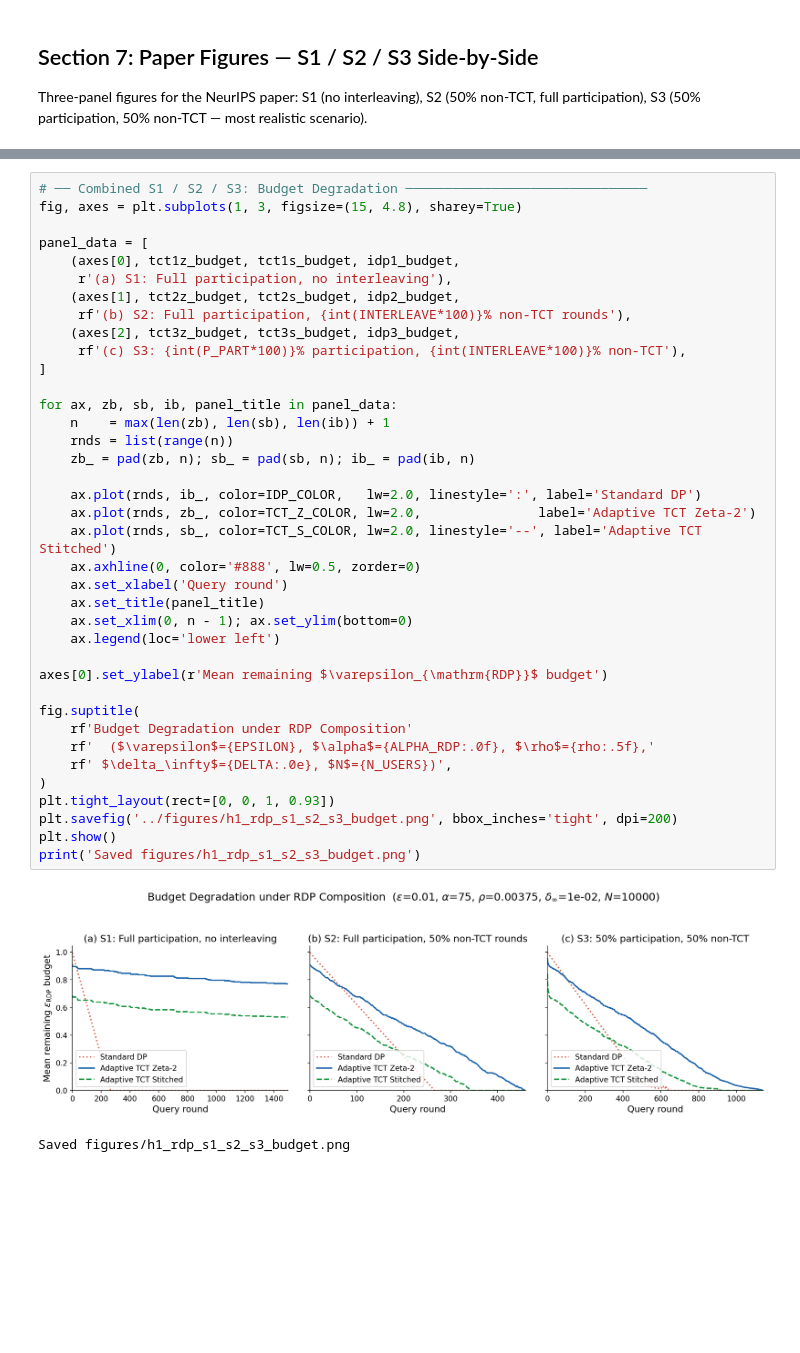
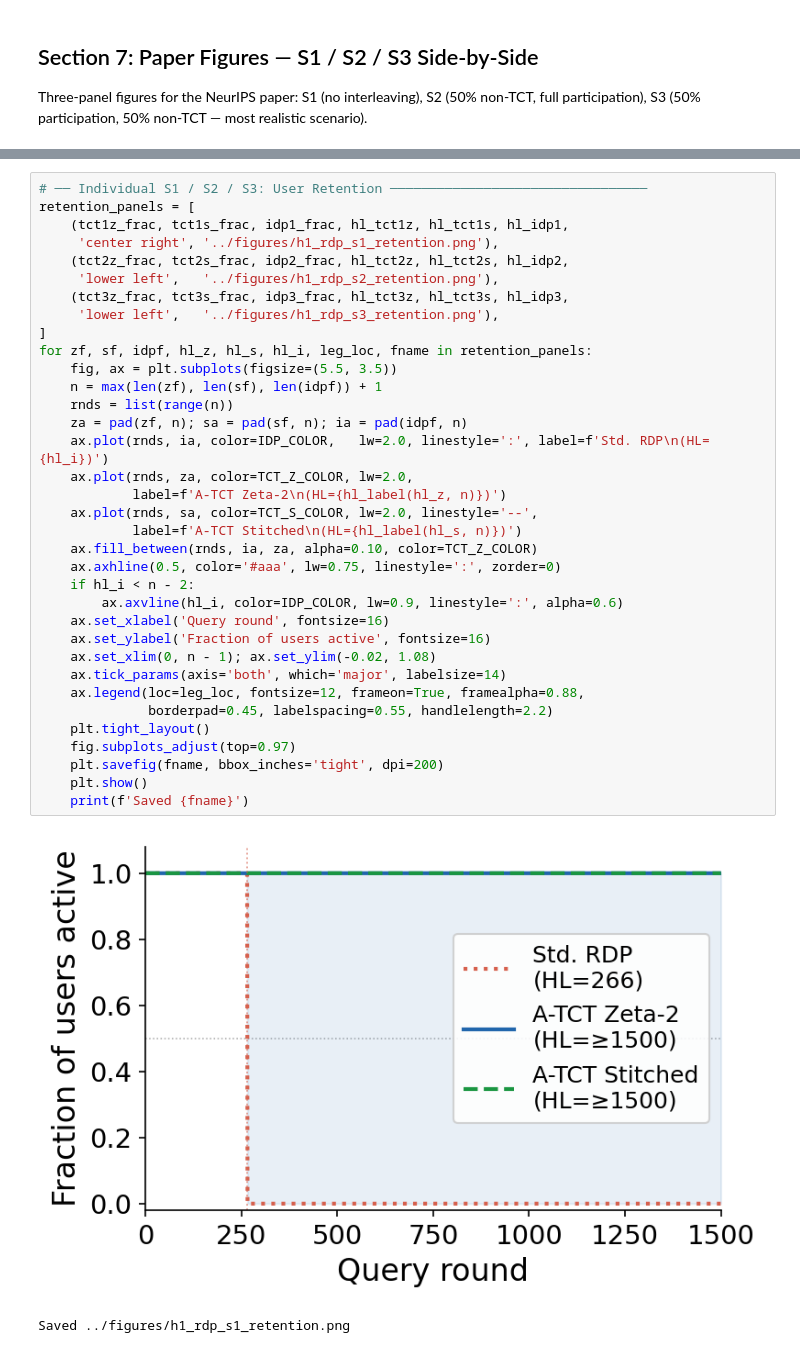
Before and after one commit to arcaulfield/adaptive-act, a Jupyter notebook: notebooks/11_h1_rdp.ipynb, the cells around one changed output, grey strips where cells are left out. Drawn from its saved outputs; the diff is of its cells as text; blank space fills up the shorter version.

```diff
--- a/notebooks/11_h1_rdp.ipynb
+++ b/notebooks/11_h1_rdp.ipynb
@@ -590,42 +592,39 @@ print('Saved figures/h1_rdp_s1_s2_s3_budget.png')
 Saved figures/h1_rdp_s1_s2_s3_budget.png
-# %%
-# ── Combined S1 / S2 / S3: Budget Degradation ───────────────────────────────
-fig, axes = plt.subplots(1, 3, figsize=(15, 4.8), sharey=True)
-
-panel_data = [
-    (axes[0], tct1z_budget, tct1s_budget, idp1_budget,
-     r'(a) S1: Full participation, no interleaving'),
-    (axes[1], tct2z_budget, tct2s_budget, idp2_budget,
-     rf'(b) S2: Full participation, {int(INTERLEAVE*100)}% non-TCT rounds'),
-    (axes[2], tct3z_budget, tct3s_budget, idp3_budget,
-     rf'(c) S3: {int(P_PART*100)}% participation, {int(INTERLEAVE*100)}% non-TCT'),
-]
-
-for ax, zb, sb, ib, panel_title in panel_data:
-    n    = max(len(zb), len(sb), len(ib)) + 1
-    rnds = list(range(n))
-    zb_ = pad(zb, n); sb_ = pad(sb, n); ib_ = pad(ib, n)
-
-    ax.plot(rnds, ib_, color=IDP_COLOR,   lw=2.0, linestyle=':', label='Standard DP')
-    ax.plot(rnds, zb_, color=TCT_Z_COLOR, lw=2.0,               label='Adaptive TCT Zeta-2')
-    ax.plot(rnds, sb_, color=TCT_S_COLOR, lw=2.0, linestyle='--', label='Adaptive TCT Stitched')
-    ax.axhline(0, color='#888', lw=0.5, zorder=0)
-    ax.set_xlabel('Query round')
-    ax.set_title(panel_title)
-    ax.set_xlim(0, n - 1); ax.set_ylim(bottom=0)
-    ax.legend(loc='lower left')
-
-axes[0].set_ylabel(r'Mean remaining $\varepsilon_{\mathrm{RDP}}$ budget')
-
-fig.suptitle(
-    rf'Budget Degradation under RDP Composition'
-    rf'  ($\varepsilon$={EPSILON}, $\alpha$={ALPHA_RDP:.0f}, $\rho$={rho:.5f},'
-    rf' $\delta_\infty$={DELTA:.0e}, $N$={N_USERS})',
-)
-plt.tight_layout(rect=[0, 0, 1, 0.93])
-plt.savefig('../figures/h1_rdp_s1_s2_s3_budget.png', bbox_inches='tight', dpi=200)
-plt.show()
-print('Saved figures/h1_rdp_s1_s2_s3_budget.png')
-# %% [output]
-[figure, removed]
-Saved figures/h1_rdp_s1_s2_s3_budget.png
+# %%
+# ── Individual S1 / S2 / S3: User Retention ─────────────────────────────────
+retention_panels = [
+    (tct1z_frac, tct1s_frac, idp1_frac, hl_tct1z, hl_tct1s, hl_idp1,
+     'center right', '../figures/h1_rdp_s1_retention.png'),
+    (tct2z_frac, tct2s_frac, idp2_frac, hl_tct2z, hl_tct2s, hl_idp2,
+     'lower left',   '../figures/h1_rdp_s2_retention.png'),
+    (tct3z_frac, tct3s_frac, idp3_frac, hl_tct3z, hl_tct3s, hl_idp3,
+     'lower left',   '../figures/h1_rdp_s3_retention.png'),
+]
+for zf, sf, idpf, hl_z, hl_s, hl_i, leg_loc, fname in retention_panels:
+    fig, ax = plt.subplots(figsize=(5.5, 3.5))
+    n = max(len(zf), len(sf), len(idpf)) + 1
+    rnds = list(range(n))
+    za = pad(zf, n); sa = pad(sf, n); ia = pad(idpf, n)
+    ax.plot(rnds, ia, color=IDP_COLOR,   lw=2.0, linestyle=':', label=f'Std. RDP\n(HL={hl_i})')
+    ax.plot(rnds, za, color=TCT_Z_COLOR, lw=2.0,
+            label=f'A-TCT Zeta-2\n(HL={hl_label(hl_z, n)})')
+    ax.plot(rnds, sa, color=TCT_S_COLOR, lw=2.0, linestyle='--',
+            label=f'A-TCT Stitched\n(HL={hl_label(hl_s, n)})')
+    ax.fill_between(rnds, ia, za, alpha=0.10, color=TCT_Z_COLOR)
+    ax.axhline(0.5, color='#aaa', lw=0.75, linestyle=':', zorder=0)
+    if hl_i < n - 2:
+        ax.axvline(hl_i, color=IDP_COLOR, lw=0.9, linestyle=':', alpha=0.6)
+    ax.set_xlabel('Query round', fontsize=16)
+    ax.set_ylabel('Fraction of users active', fontsize=16)
+    ax.set_xlim(0, n - 1); ax.set_ylim(-0.02, 1.08)
+    ax.tick_params(axis='both', which='major', labelsize=14)
+    ax.legend(loc=leg_loc, fontsize=12, frameon=True, framealpha=0.88,
+              borderpad=0.45, labelspacing=0.55, handlelength=2.2)
+    plt.tight_layout()
+    fig.subplots_adjust(top=0.97)
+    plt.savefig(fname, bbox_inches='tight', dpi=200)
+    plt.show()
+    print(f'Saved {fname}')
+# %% [output]
+[figure, added]
+Saved ../figures/h1_rdp_s1_retention.png
```
Also changed, not shown: parts of 4 cells of this notebook, 3 other files.
